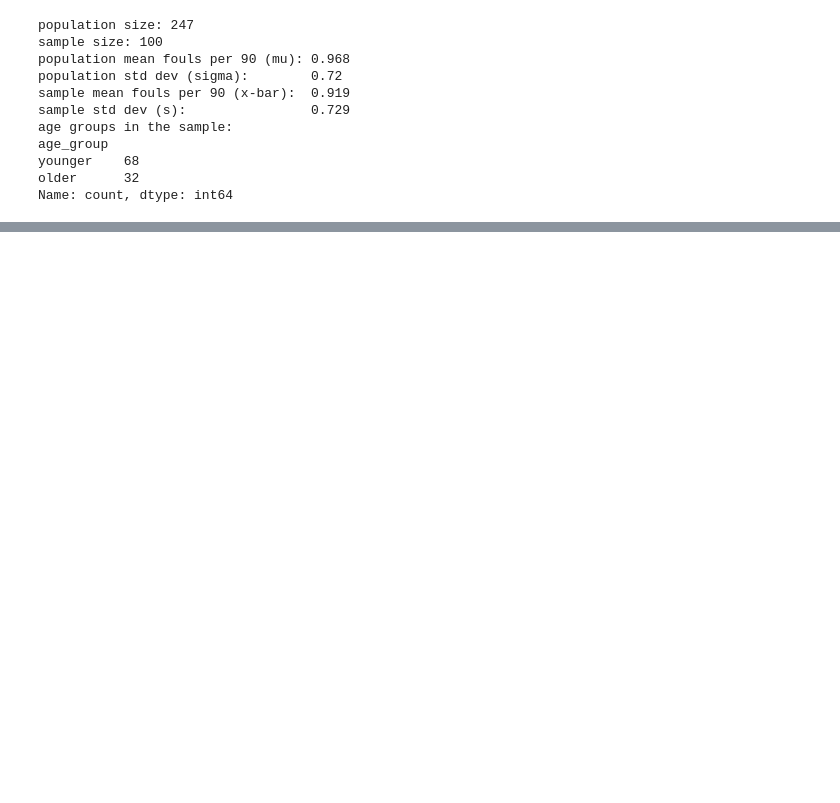
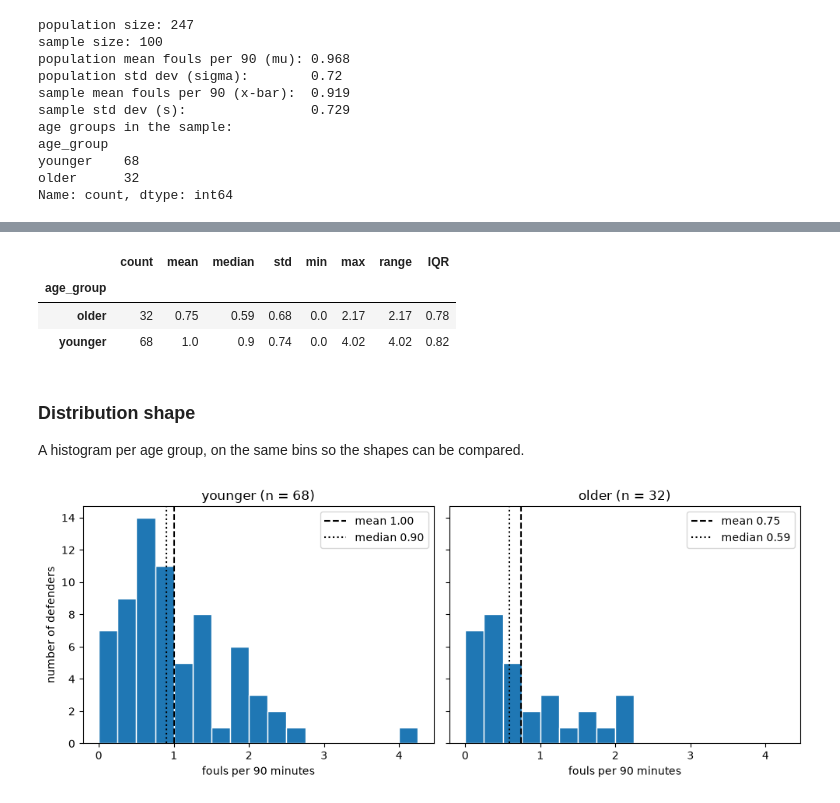
Before and after one commit to nicholasnelson/hit140-group18, a Jupyter notebook: nic/defender_age_fouls.ipynb, the cells around one changed output, grey strips where cells are left out. Saved outputs shown, nothing was run; the diff lists cells and outputs as text; code cells hidden in the pictures; blank space fills up the shorter version.

Commit message:
add descriptive statistics

```diff
--- a/nic/defender_age_fouls.ipynb
+++ b/nic/defender_age_fouls.ipynb
@@ -315,0 +322,43 @@ Name: count, dtype: int64
+# %%
+grouped = sample.groupby("age_group")["fouls_per_90"]
+
+descriptives = grouped.agg(
+    count="count",
+    mean="mean",
+    median="median",
+    std="std",
+    min="min",
+    max="max",
+)
+descriptives["range"] = descriptives["max"] - descriptives["min"]
+descriptives["IQR"] = grouped.quantile(0.75) - grouped.quantile(0.25)
+
+descriptives.round(2)
+# %% [output]
+|  | count | mean | median | std | min | max | range | IQR |
+| age_group |  |  |  |  |  |  |  |  |
+| older | 32 | 0.75 | 0.59 | 0.68 | 0.0 | 2.17 | 2.17 | 0.78 |
+| younger | 68 | 1.0 | 0.9 | 0.74 | 0.0 | 4.02 | 4.02 | 0.82 |
+# %% [markdown]
+### Distribution shape
+
+A histogram per age group, on the same bins so the shapes can be compared.
+# %%
+import matplotlib.pyplot as plt
+
+bins = np.arange(0, 4.5, 0.25)
+
+fig, axes = plt.subplots(1, 2, figsize=(10, 4), sharey=True)
+for ax, group in zip(axes, ["younger", "older"]):
+    values = sample.loc[sample["age_group"] == group, "fouls_per_90"]
+    ax.hist(values, bins=bins, edgecolor="white")
+    ax.axvline(values.mean(), color="black", linestyle="--", label=f"mean {values.mean():.2f}")
+    ax.axvline(values.median(), color="black", linestyle=":", label=f"median {values.median():.2f}")
+    ax.set_title(f"{group} (n = {len(values)})")
+    ax.set_xlabel("fouls per 90 minutes")
+    ax.legend()
+axes[0].set_ylabel("number of defenders")
+plt.tight_layout()
+plt.show()
+# %% [output]
+[figure, added]
```
Also changed, not shown: parts of 2 cells of this notebook.
